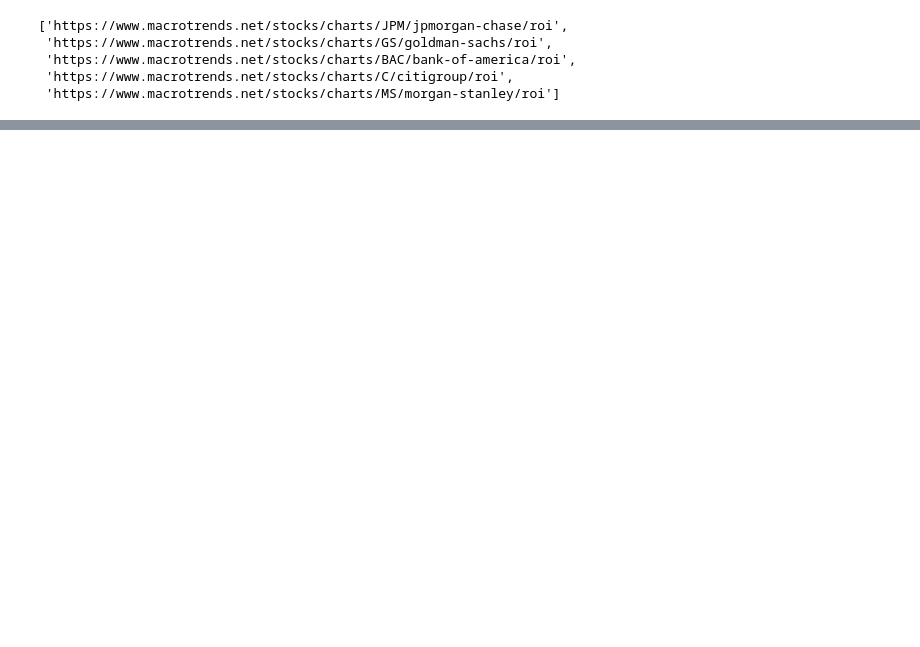
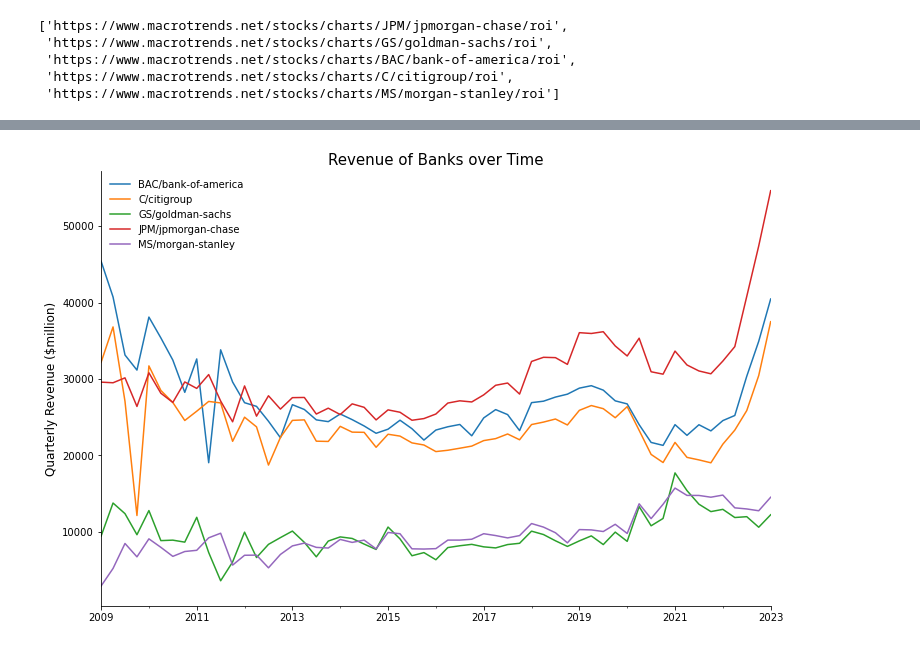
Before and after one commit to siyuan221/inv_bank, a Jupyter notebook: proj.ipynb, the cells around one changed output, grey strips where cells are left out. Drawn from its saved outputs; the diff is of its cells as text; code cells hidden in the pictures; blank space fills up the shorter version.

Commit message:
cleaned rev&roi and plot for rev

```diff
--- a/proj.ipynb
+++ b/proj.ipynb
@@ -56,2 +61,23 @@ df_rev
 285 rows × 3 columns
+# %%
+rev_pivot = df_rev.pivot(index='Date', columns='Bank', values='Revenue')
+# %%
+rev_pivot.index = pd.to_datetime(rev_pivot.index)
+# %%
+fig, ax = plt.subplots(figsize=(12,8))
+
+rev_pivot.plot(ax=ax)
+
+ax.legend(frameon=False)
+
+ax.set_xlabel('')
+ax.set_ylabel('Quarterly Revenue ($million)', fontsize=12)
+ax.set_title('Revenue of Banks over Time', fontsize=15)
+
+ax.spines['top'].set_visible(False)
+ax.spines['right'].set_visible(False)
+
+plt.show()
+# %% [output]
+[figure, added]
 # %%
```
Also changed, not shown: parts of 10 cells of this notebook, 1 other file.
